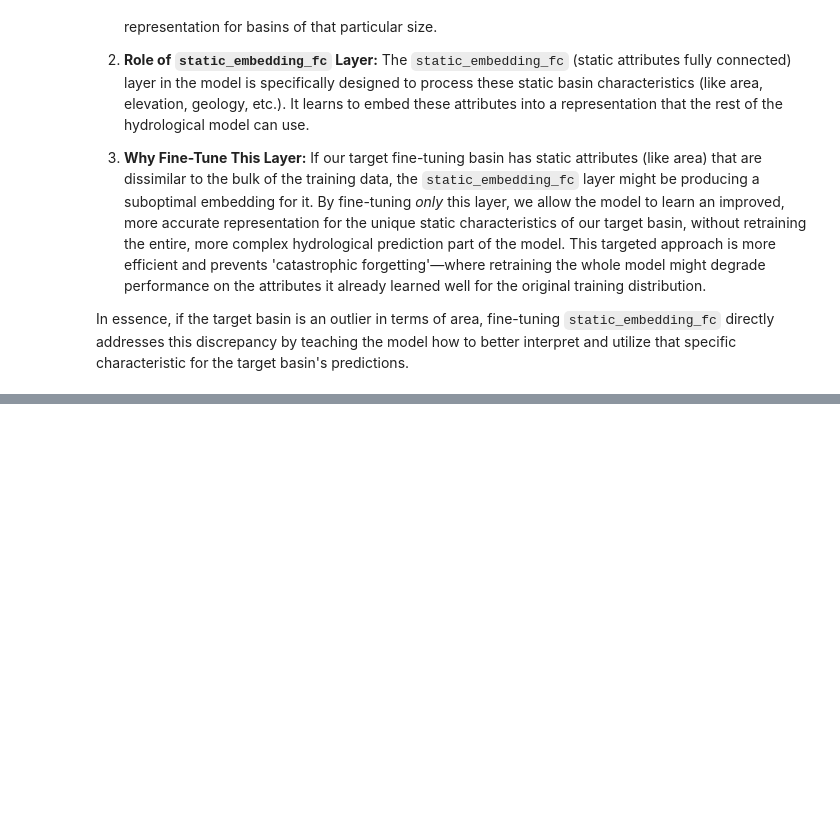
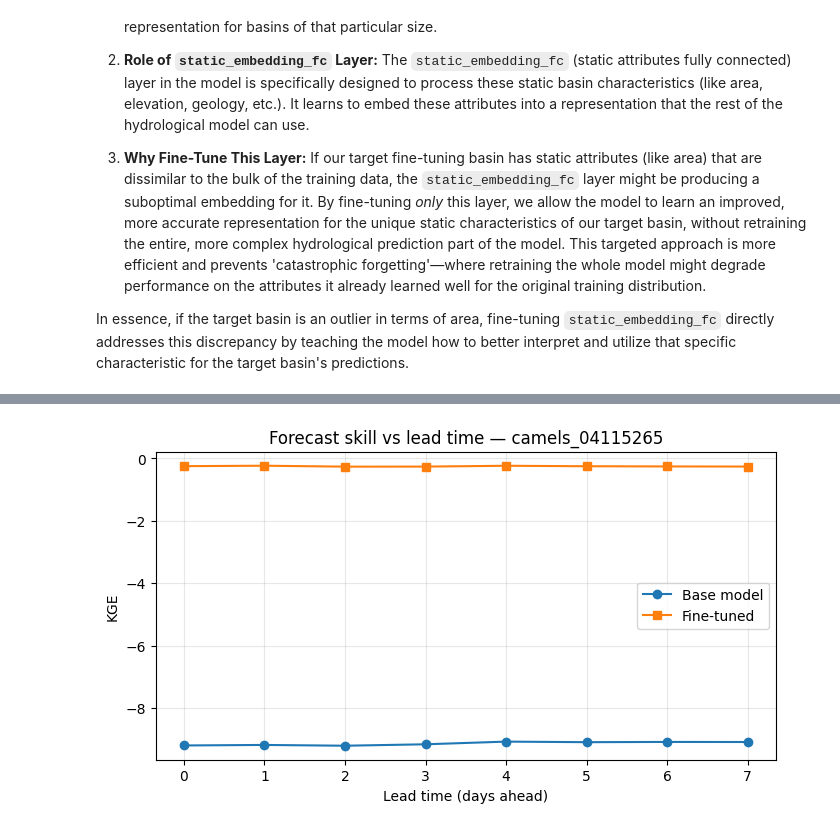
Before and after one commit to HansikaSayyad/AI_PathFinder, a Jupyter notebook: tutorial/OpenHydroNet_Tutorial.ipynb, the cells around one changed output, grey strips where cells are left out. Cells and saved outputs as stored; diff of their text form; code cells hidden in the pictures; blank space fills up the shorter version.

```diff
--- a/tutorial/OpenHydroNet_Tutorial.ipynb
+++ b/tutorial/OpenHydroNet_Tutorial.ipynb
@@ -973,0 +1014,8 @@ In essence, if the target basin is an outlier in terms of area, fine-tuning `sta
+# %%
+b = 'camels_04115265'
+comp = pd.DataFrame({
+    'Base':       base_model_metrics.loc[b].loc[0],
+    'Fine-tuned': finetune_metrics.loc[b].loc[0]
+}).loc[['NSE','KGE','RMSE','Peak-MAPE','Missed-Peaks','Pearson-r']]
+comp['Change'] = comp['Fine-tuned'] - comp['Base']
+print(comp.round(3))
@@ -973,0 +1030,11 @@ In essence, if the target basin is an outlier in terms of area, fine-tuning `sta
+# %%
+fig, ax = plt.subplots(figsize=(8,4))
+ax.plot(base_model_metrics.loc[b].index, base_model_metrics.loc[b]['KGE'],
+        'o-', label='Base model')
+ax.plot(finetune_metrics.loc[b].index, finetune_metrics.loc[b]['KGE'],
+        's-', label='Fine-tuned')
+ax.set_xlabel('Lead time (days ahead)'); ax.set_ylabel('KGE')
+ax.set_title(f'Forecast skill vs lead time — {b}')
+ax.grid(alpha=.3); ax.legend(); plt.show()
+# %% [output]
+[figure, added]
```
Also changed, not shown: parts of 6 cells of this notebook.
